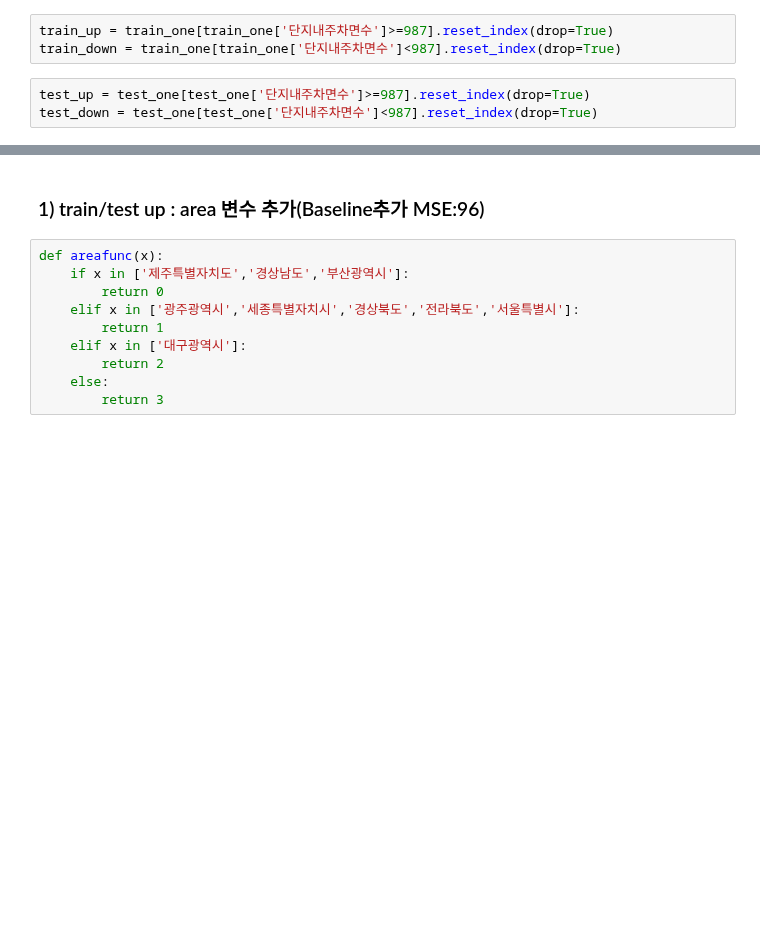
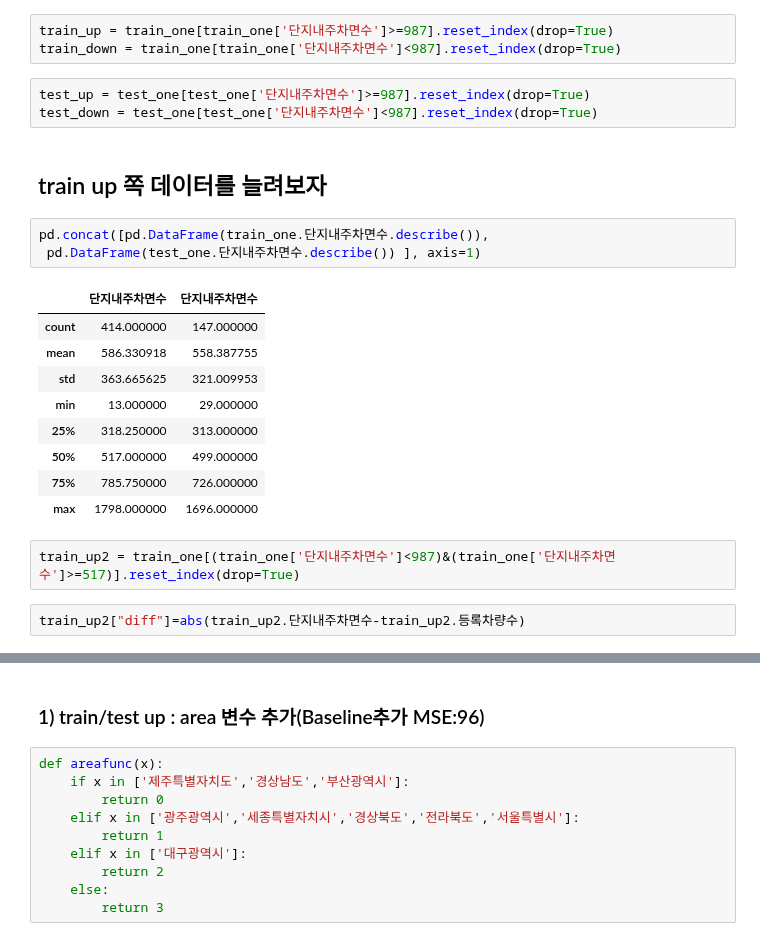
Before and after one commit to whdbfla6/Daesamanlap, a Jupyter notebook: Final/BASE_young.ipynb, the cells around one changed output, grey strips where cells are left out. Cells and saved outputs as stored; diff of their text form; blank space fills up the shorter version.

```diff
--- a/Final/BASE_young.ipynb
+++ b/Final/BASE_young.ipynb
@@ -168,3 +168,22 @@ train_down = train_one[train_one['단지내주차면수']<987].reset_index(drop=
 # %%
 test_up = test_one[test_one['단지내주차면수']>=987].reset_index(drop=True)
 test_down = test_one[test_one['단지내주차면수']<987].reset_index(drop=True)
+# %% [markdown]
+## train up 쪽 데이터를 늘려보자
+# %%
+pd.concat([pd.DataFrame(train_one.단지내주차면수.describe()),
+ pd.DataFrame(test_one.단지내주차면수.describe()) ], axis=1)
+# %% [output]
+|  | 단지내주차면수 | 단지내주차면수 |
+| count | 414.000000 | 147.000000 |
+| mean | 586.330918 | 558.387755 |
+| std | 363.665625 | 321.009953 |
+| min | 13.000000 | 29.000000 |
+| 25% | 318.250000 | 313.000000 |
+| 50% | 517.000000 | 499.000000 |
+| 75% | 785.750000 | 726.000000 |
+| max | 1798.000000 | 1696.000000 |
+# %%
+train_up2 = train_one[(train_one['단지내주차면수']<987)&(train_one['단지내주차면수']>=517)].reset_index(drop=True)
+# %%
+train_up2["diff"]=abs(train_up2.단지내주차면수-train_up2.등록차량수)
```
Also changed, not shown: parts of 12 cells of this notebook, 5 other files.
